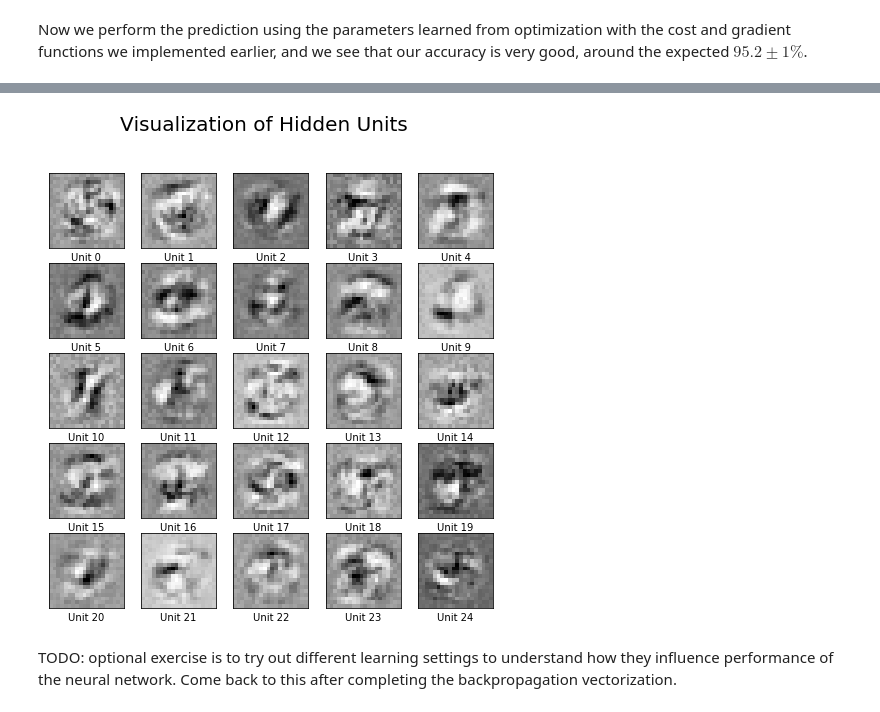
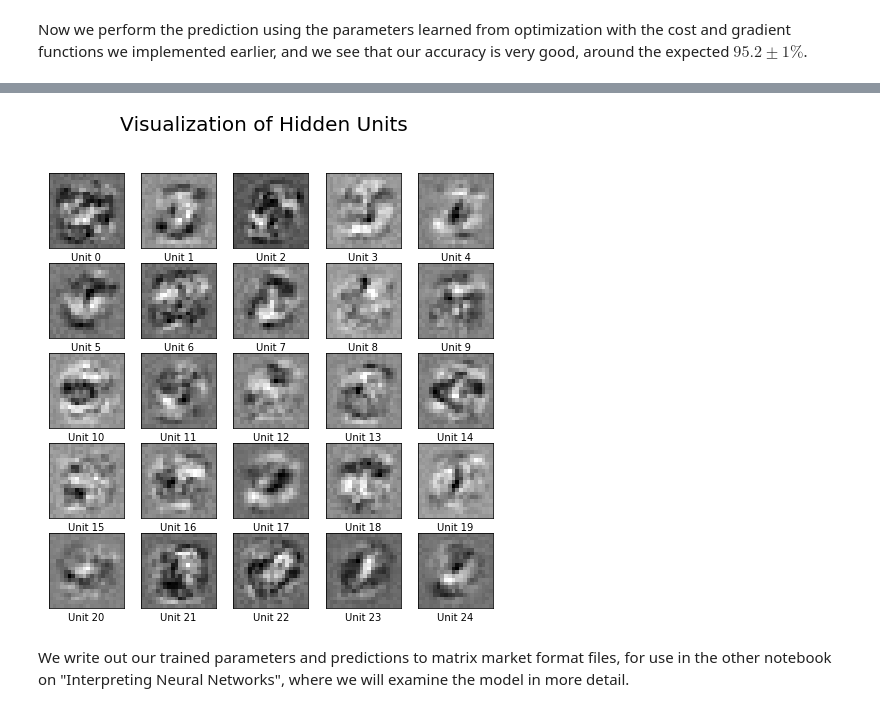
Before and after one commit to kohaugustine/Machine-Learning-Coursera, a Jupyter notebook: machine-learning-ex4/Programming Exercise 4 - Neural Networks Learning.ipynb, the cells around one changed output, grey strips where cells are left out. Cells and saved outputs as stored; diff of their text form; code cells hidden in the pictures.

```diff
--- a/machine-learning-ex4/Programming Exercise 4 - Neural Networks Learning.ipynb
+++ b/machine-learning-ex4/Programming Exercise 4 - Neural Networks Learning.ipynb
@@ -29,7 +40,9 @@ fig, axes = plt.subplots(nrows=10, ncols=10, figsize = (8,8))
 for i in range(0,10):
     for j in range(0,10):
         row = np.random.randint(low=0, high =5000)
-        axes[i][j].imshow(X[row,:].reshape(20,20).T, cmap="Greys_r")
+        # corrected to be named as gray so that truly matches the convention where pixel value 0 is black, 255 is white
+        # if not originally was using Greys_r which is kinda weird...
+        axes[i][j].imshow(X[row,:].reshape(20,20).T, cmap="gray")
         # This could have also been accomplished with two separate lines:
         # axes[i][j].xticks=[] and axes[i][j].yticks=[]
         axes[i][j].set(xticks=[], yticks=[])
@@ -100,9 +106,9 @@ def sigmoid(z):
     return 1 / (1 + np.exp(-z))
 
 def add_bias_term(X):
-    ones_col = np.ones(X.shape[0]).reshape(X.shape[0],1)
-    X_bias = np.concatenate((ones_col, X), axis=1).T
-    return X_bias
+    ones_row = np.ones(_X.shape[0])
+    _X_bias = np.vstack((ones_row, _X.T)).T
+    return _X_bias
 
 def layer1_to_layer2_output(theta,X):
     return sigmoid(theta@X)
@@ -284,9 +292,14 @@ theta1_init = rand_initialize_weights(400,25)
 theta2_init = rand_initialize_weights(25,10)
 params = np.concatenate([theta1_init.flatten(),theta2_init.flatten()])
 lda = 1
+mxit = 50
 
 results = minimize(nn_cost_with_regterm, params, args = (X,y,400,25,10,lda),
                    method = 'CG', jac = backprop_gradient,
-                   options = {"maxiter":50, "disp" : True})
+                   options = {"maxiter":mxit, "disp" : True})
+# Generate the training timestamp
+dt = datetime.utcnow()
+dtstr = dt.strftime("trained-at_%Y-%m-%d_%H%M-Hrs_maxiter-{}_lambda-{}".format(mxit,lda))
+print(dtstr)
 # %% [output]
 Warning: Maximum number of iterations has been exceeded.
@@ -311,15 +325,15 @@ Refer to `ex4.pdf` for a good explanation about visualizing the representations
 # %%
 t1nobias = t1[:,1:] # remove the bias term from Theta1
 fig, axes = plt.subplots(nrows=5, ncols=5, figsize = (8,8))
 for i in range(0,5):
     for j in range(0,5):
         # compute the index for selecting the particular unit's weights
-        unitno = i + j*5
-        axes[j][i].imshow(t1nobias[unitno].reshape(20,20).T, cmap="Greys_r")
-        axes[j][i].set(xticks=[], yticks=[], xlabel = "Unit {}".format(unitno))
+        unitno = j + i*5
+        axes[i][j].imshow(t1nobias[unitno].reshape(20,20).T, cmap="gray")
+        axes[i][j].set(xticks=[], yticks=[], xlabel = "Unit {}".format(unitno))
 fig.suptitle("Visualization of Hidden Units", fontsize = 20)
 fig
 # %% [output]
-[figure, old version]
+[figure, new version]
-# %% [markdown]
-TODO: optional exercise is to try out different learning settings to understand how they influence performance of the neural network. Come back to this after completing the backpropagation vectorization.
+# %% [markdown]
+We write out our trained parameters and predictions to matrix market format files, for use in the other notebook on "Interpreting Neural Networks", where we will examine the model in more detail.
```
Also changed, not shown: parts of 16 cells of this notebook.
